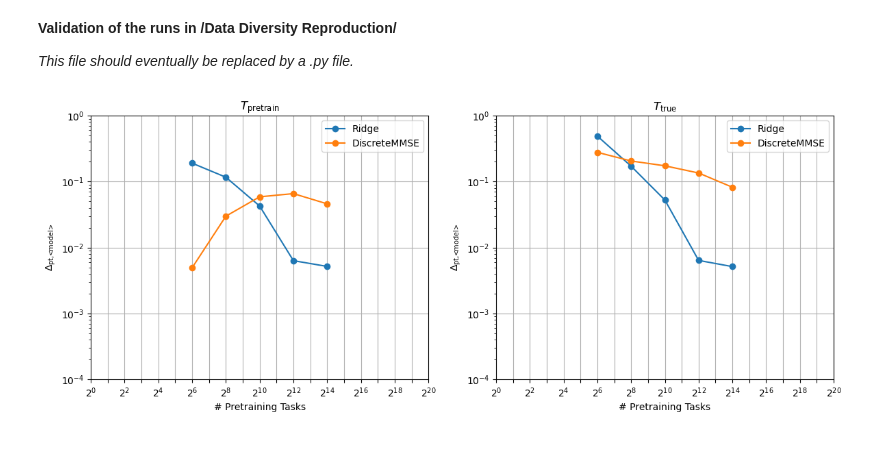
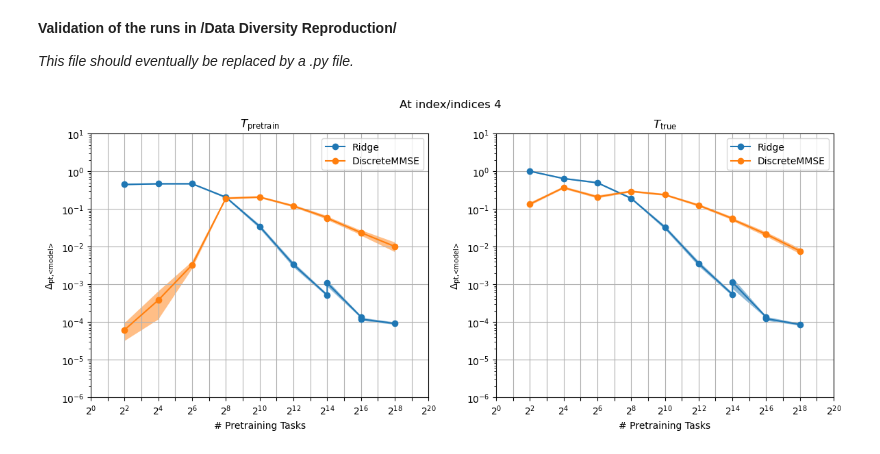
Before and after one commit to viktor-lundqvist/data-diversity-reproduction, a Jupyter notebook: src/validation.ipynb, the cells around one changed output. Drawn from its saved outputs; the diff is of its cells as text; code cells hidden in the pictures.

Commit message:
Fixed mistake confusing sigma/sigma^2 in predictions. Improved validation graphs.

```diff
--- a/src/validation.ipynb
+++ b/src/validation.ipynb
@@ -117,40 +138,57 @@ for run_id, run in runs.items():
         for model_name in models:
             predictions[model_name] = torch.cat(predictions[model_name]).cpu()
         run["preds_true"] = predictions
+# %%
+idx = 4
+for run in runs.values():
+    for i in range(len(model_names)):
+        for j in range(i+1,len(model_names)):
+            mi = model_names[i]
+            mj = model_names[j]
+            for pred_type in ("preds_pt", "preds_true"):
+                sqerrd = ((run[pred_type][mi][:,idx] - run[pred_type][mj][:,idx])**2).numpy() / config['dim']
+                msed = np.mean(sqerrd, axis=-1) if len(sqerrd.shape) == 2 else sqerrd
+                run[('mse/d',pred_type,mi,mj)] = np.mean(msed)
+                run[('err_bar',pred_type,mi,mj)] = np.std(msed) * (3/np.sqrt(msed.size))
+
+                run[('mse/d',pred_type,mj,mi)] = run[('mse/d',pred_type,mi,mj)]
+                run[('err_bar',pred_type,mj,mi)] = run[('err_bar',pred_type,mi,mj)]
 # %%
-ridge_delta_pt = [
-    torch.mean((runs[run_id]["preds_pt"]["MOP"] - runs[run_id]["preds_pt"]["Ridge"])**2).numpy()/config['dim'] for run_id in run_ids
-]
-dmmse_delta_pt = [
-    torch.mean((runs[run_id]["preds_pt"]["MOP"] - runs[run_id]["preds_pt"]["DiscreteMMSE"])**2).numpy()/config['dim'] for run_id in run_ids
-]
-ridge_delta_true = [
-    torch.mean((runs[run_id]["preds_true"]["MOP"] - runs[run_id]["preds_true"]["Ridge"])**2).numpy()/config['dim'] for run_id in run_ids
-]
-dmmse_delta_true = [
-    torch.mean((runs[run_id]["preds_true"]["MOP"] - runs[run_id]["preds_true"]["DiscreteMMSE"])**2).numpy()/config['dim'] for run_id in run_ids
-]
+fig, ax = plt.subplots(nrows=1, ncols=2, figsize=(14,5))
 
-fig, ax = plt.subplots(nrows=1, ncols=2, figsize=(14,5))
-ax[0].loglog(task_pool_size, ridge_delta_pt, marker='o', label='Ridge')
-ax[0].loglog(task_pool_size, dmmse_delta_pt, marker='o', label='DiscreteMMSE')
+for j, dist in enumerate(('preds_pt', 'preds_true')):
+    for predictor in ('Ridge', 'DiscreteMMSE'):
+        means = np.array([runs[run_id][('mse/d', dist, 'MOP', predictor)] for run_id in run_ids])
+        err_bar = np.array([runs[run_id][('err_bar', dist, 'MOP', predictor)] for run_id in run_ids])
+        ax[j].loglog(
+            task_pool_size,
+            means,
+            marker='o',
+            label=predictor
+        )
+        ax[j].fill_between(
+            task_pool_size,
+            means - err_bar,
+            means + err_bar,
+            alpha=0.5
+        )
+
 ax[0].set_title("$T_\\text{pretrain}$")
-
-ax[1].loglog(task_pool_size, ridge_delta_true, marker='o', label='Ridge')
-ax[1].loglog(task_pool_size, dmmse_delta_true, marker='o', label='DiscreteMMSE')
 ax[1].set_title("$T_\\text{true}$")
 
 for axis in ax:
     x_range = list(range(0,21))
     x = [2**x for x in x_range]
     axis.set_xticks(x, labels=[(f"$2^{{{x}}}$" if not x%2 else "") for x in x_range])
     axis.tick_params(axis='x', which='minor', bottom=False)
-    axis.set_ylim([1e-4,1])
+    axis.set_ylim([1e-6,10])
     axis.set_xlabel("# Pretraining Tasks")
     axis.set_ylabel("$\Delta_{\\text{pt,<model>}}$")
     axis.grid()
     axis.legend()
+
+fig.suptitle(f"At index/indices {idx}")
 fig.show()
 # %% [output]
-[figure, old version]
+[figure, new version]
 # %%
```
Also changed, not shown: parts of 6 cells of this notebook, 1 other file.
